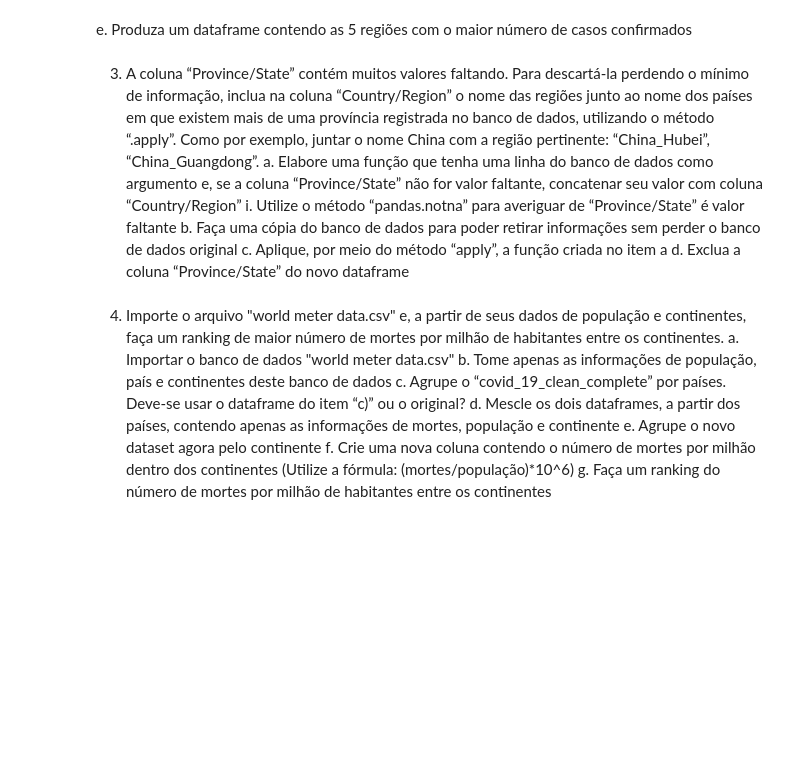
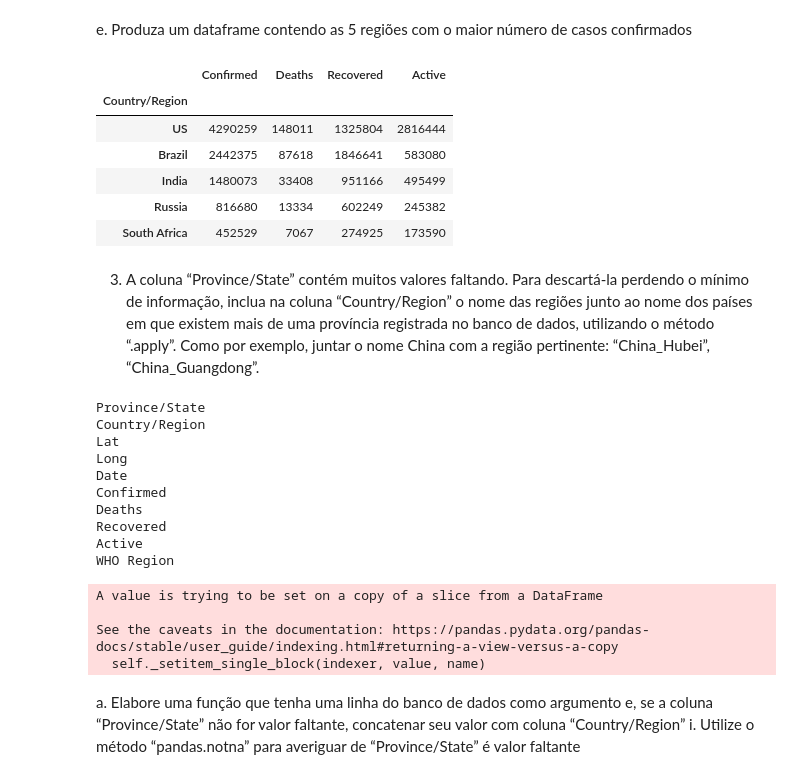
Before and after one commit to rodolpho-neves/treinamento_turma3, a Jupyter notebook: rodolpho-turma-3.ipynb, the cells around one changed output. Cells and saved outputs as stored; diff of their text form; code cells hidden in the pictures; blank space fills up the shorter version.

```diff
--- a/rodolpho-turma-3.ipynb
+++ b/rodolpho-turma-3.ipynb
@@ -230,33 +290,40 @@ d. Agrupe o novo dataframe a partir dessas províncias. Qual a função de agrup
 # %% [markdown]
 e. Produza um dataframe contendo as 5 regiões com o maior número de casos confirmados
+# %%
+df_covid_19_world_5most = df_covid_19_datetime[['Country/Region', 'Confirmed','Deaths', 'Recovered', 'Active']].groupby(by='Country/Region').max()
+df_covid_19_world_5most = df_covid_19_world_5most.sort_values(by='Confirmed', ascending=False).iloc[:5]
+df_covid_19_world_5most
+# %% [output]
+|  | Confirmed | Deaths | Recovered | Active |
+| Country/Region |  |  |  |  |
+| US | 4290259 | 148011 | 1325804 | 2816444 |
+| Brazil | 2442375 | 87618 | 1846641 | 583080 |
+| India | 1480073 | 33408 | 951166 | 495499 |
+| Russia | 816680 | 13334 | 602249 | 245382 |
+| South Africa | 452529 | 7067 | 274925 | 173590 |
 # %% [markdown]
-3. A coluna “Province/State” contém muitos valores faltando. Para descartá-la perdendo
-o mínimo de informação, inclua na coluna “Country/Region” o nome das regiões junto
-ao nome dos países em que existem mais de uma província registrada no banco de
-dados, utilizando o método “.apply”. Como por exemplo, juntar o nome China com a
-região pertinente: “China_Hubei”, “China_Guangdong”.
-a. Elabore uma função que tenha uma linha do banco de dados como argumento
-e, se a coluna “Province/State” não for valor faltante, concatenar seu valor com
-coluna “Country/Region”
-i. Utilize o método “pandas.notna” para averiguar de “Province/State”
-é valor faltante
-b. Faça uma cópia do banco de dados para poder retirar informações sem perder
-o banco de dados original
-c. Aplique, por meio do método “apply”, a função criada no item a
-d. Exclua a coluna “Province/State” do novo dataframe
+3. A coluna “Province/State” contém muitos valores faltando. Para descartá-la perdendo o mínimo de informação, inclua na coluna “Country/Region” o nome das regiões junto ao nome dos países em que existem mais de uma província registrada no banco de dados, utilizando o método “.apply”. Como por exemplo, juntar o nome China com a região pertinente: “China_Hubei”, “China_Guangdong”.
-# %% [markdown]
-4. Importe o arquivo "world meter data.csv" e, a partir de seus dados de população e
-continentes, faça um ranking de maior número de mortes por milhão de habitantes
-entre os continentes.
-a. Importar o banco de dados "world meter data.csv"
-b. Tome apenas as informações de população, país e continentes deste banco de
-dados
-c. Agrupe o “covid_19_clean_complete” por países. Deve-se usar o dataframe do
-item “c)” ou o original?
-d. Mescle os dois dataframes, a partir dos países, contendo apenas as
-informações de mortes, população e continente
-e. Agrupe o novo dataset agora pelo continente
-f. Crie uma nova coluna contendo o número de mortes por milhão dentro dos
-continentes (Utilize a fórmula: (mortes/população)*10^6)
-g. Faça um ranking do número de mortes por milhão de habitantes entre os
-continentes
+# %%
+df_teste = df_covid_19_datetime
+
+df_test.applymap(lambda x : x[])
+# %% [output]
+Province/State
+Country/Region
+Lat
+Long
+Date
+Confirmed
+Deaths
+Recovered
+Active
+WHO Region
+# %%
+df_teste['Country/Region'].iloc[1] = 'Brazil'
+# %% [output]
+A value is trying to be set on a copy of a slice from a DataFrame
+
+See the caveats in the documentation: https://pandas.pydata.org/pandas-docs/stable/user_guide/indexing.html#returning-a-view-versus-a-copy
+  self._setitem_single_block(indexer, value, name)
+# %% [markdown]
+a. Elabore uma função que tenha uma linha do banco de dados como argumento e, se a coluna “Province/State” não for valor faltante, concatenar seu valor com coluna “Country/Region” i. Utilize o método “pandas.notna” para averiguar de “Province/State” é valor faltante
```
Also changed, not shown: parts of 18 cells of this notebook.
